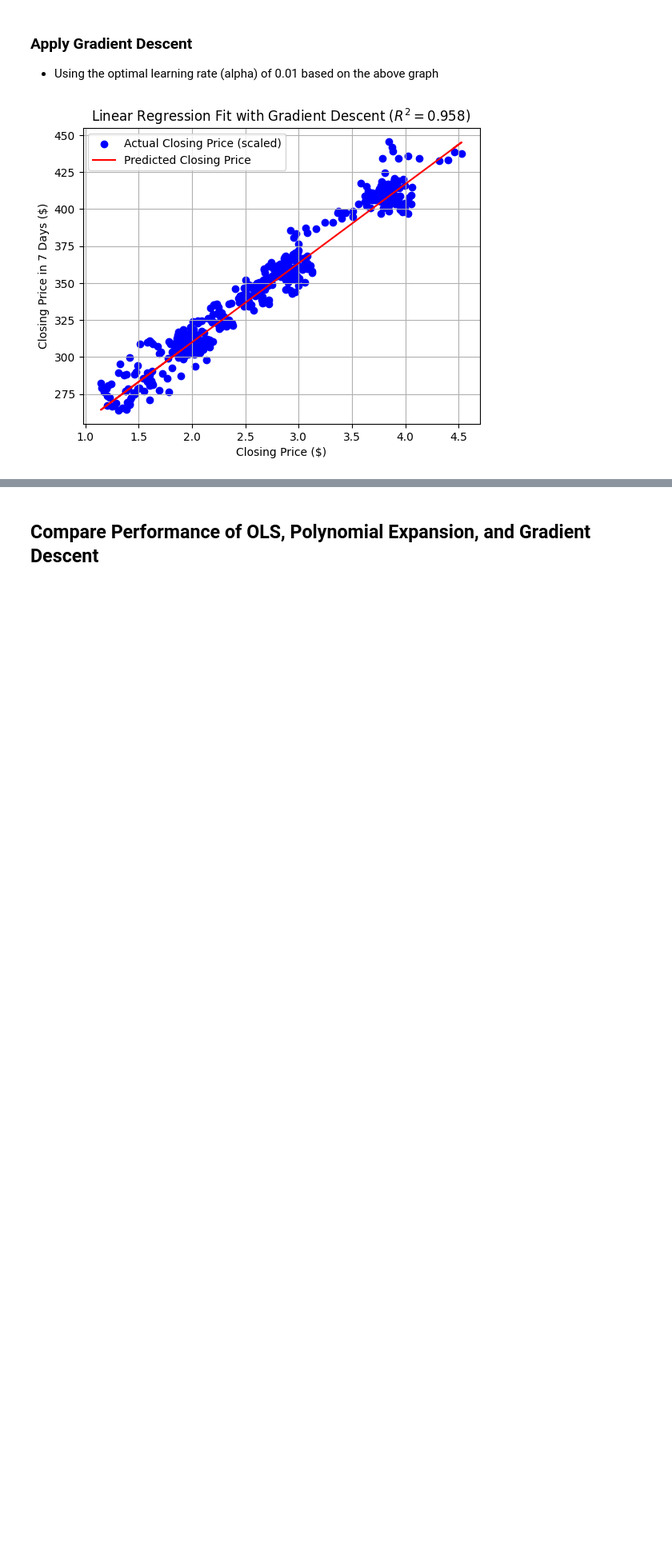
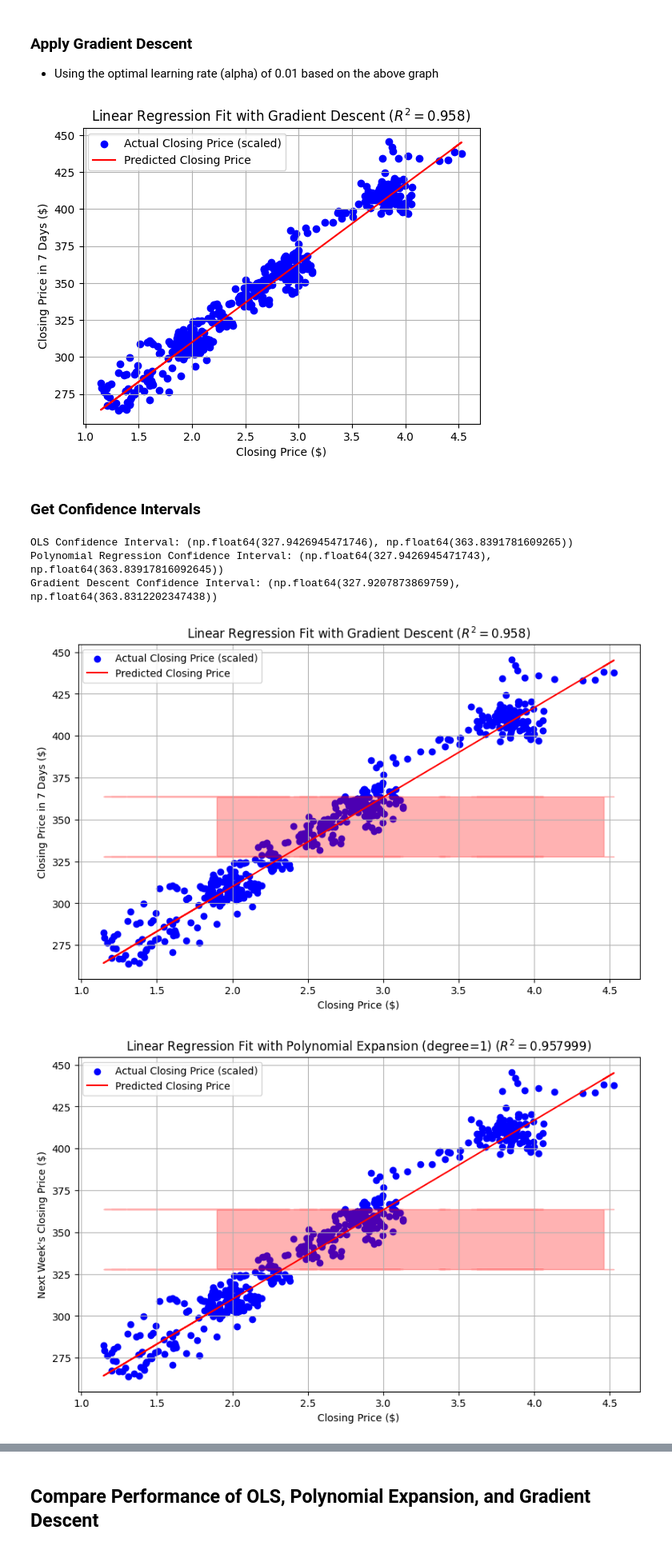
Before and after one commit to shannaw04/ml-stock-predictor, a Jupyter notebook: stock-predictor-final.ipynb, the cells around one changed output, grey strips where cells are left out. Shown at 80% size. Cells and saved outputs as stored; diff of their text form; code cells hidden in the pictures; blank space fills up the shorter version.

Commit message:
adding k-fold and confidence intervals

```diff
--- a/stock-predictor-final.ipynb
+++ b/stock-predictor-final.ipynb
@@ -479,3 +479,75 @@ plt.grid(True)
 plt.show()
 # %% [output]
 [figure]
+# %% [markdown]
+### Get Confidence Intervals
+# %%
+from scipy import stats
+
+# Calculate Convidence Intervals
+
+# OLS Confidence Interval
+# Calculate the standard error of the predictions
+ols_se = np.sqrt(np.sum((y_test - ols_pred) ** 2) / (len(y_test) - 2))
+
+# Calculate the confidence intervals
+confidence_interval_ols = stats.t.interval(0.95, len(y_test) - 1, loc=np.mean(ols_pred), scale=ols_se)
+print(f"OLS Confidence Interval: {confidence_interval_ols}")
+
+# Polynomial Regression Confidence Interval
+# Calculate the standard error of the predictions
+poly_se = np.sqrt(np.sum((y_test - poly_pred) ** 2) / (len(y_test) - 2))
+
+# Calculate the confidence intervals
+confidence_interval_poly = stats.t.interval(0.95, len(y_test) - 1, loc=np.mean(poly_pred), scale=poly_se)
+print(f"Polynomial Regression Confidence Interval: {confidence_interval_poly}")
+
+# Gradient Descent Confidence Interval
+# Calculate the standard error of the predictions
+gd_se = np.sqrt(np.sum((y_test - gd_pred) ** 2) / (len(y_test) - 2))
+
+# Calculate the confidence intervals
+confidence_interval_gd = stats.t.interval(0.95, len(y_test) - 1, loc=np.mean(gd_pred), scale=gd_se)
+print(f"Gradient Descent Confidence Interval: {confidence_interval_gd}")
+
+# Plot the confidence intervals
+plt.figure(figsize=(10, 6))
+plt.scatter(X_test_scaled[:,1], y_test, label='Actual Closing Price (scaled)', color='blue')
+plt.plot(X_test_scaled[:,1], gd_pred, label='Predicted Closing Price', color='red')
+plt.fill_between(X_test_scaled[:,1], confidence_interval_gd[0], confidence_interval_gd[1], color='red', alpha=0.3)
+plt.title(f"Linear Regression Fit with Gradient Descent ($R^2=${gd_r2:.3f})")
+plt.xlabel(f"Closing Price ($)")
+plt.ylabel("Closing Price in 7 Days ($)")
+plt.legend()
+plt.grid(True)
+plt.show()
+
+# Plot the confidence intervals
+plt.figure(figsize=(10, 6))
+plt.scatter(X_test_scaled[:,1], y_test, label='Actual Closing Price (scaled)', color='blue')
+plt.plot(X_test_scaled[:,1], poly_pred, label='Predicted Closing Price', color='red')
+plt.fill_between(X_test_scaled[:,1], confidence_interval_poly[0], confidence_interval_poly[1], color='red', alpha=0.3)
+plt.title(f"Linear Regression Fit with Polynomial Expansion (degree={degree}) ($R^2=${poly_r2:.6f})")
+plt.xlabel(f"Closing Price ($)")
+plt.ylabel("Next Week's Closing Price ($)")
+plt.legend()
+plt.grid(True)
+plt.show()
+
+# Plot the confidence intervals
+plt.figure(figsize=(10, 6))
+plt.scatter(X_test_scaled[:,1], y_test, label='Actual Closing Price (scaled)', color='blue')
+plt.plot(X_test_scaled[:,1], ols_pred, label='Predicted Closing Price', color='red')
+plt.fill_between(X_test_scaled[:,1], confidence_interval_ols[0], confidence_interval_ols[1], color='red', alpha=0.3)
+plt.title(f"Linear Regression with OLS Fit ($R^2=${ols_r2:.3f})")
+plt.xlabel(f"Closing Price ($)")
+plt.ylabel("Next Week's Closing Price ($)")
+plt.legend()
+plt.grid(True)
+plt.show()
+# %% [output]
+OLS Confidence Interval: (np.float64(327.9426945471746), np.float64(363.8391781609265))
+Polynomial Regression Confidence Interval: (np.float64(327.9426945471743), np.float64(363.83917816092645))
+Gradient Descent Confidence Interval: (np.float64(327.9207873869759), np.float64(363.8312202347438))
+[figure, added]
+[figure, added]
```
Also changed, not shown: parts of 2 cells of this notebook, 2 other files.
